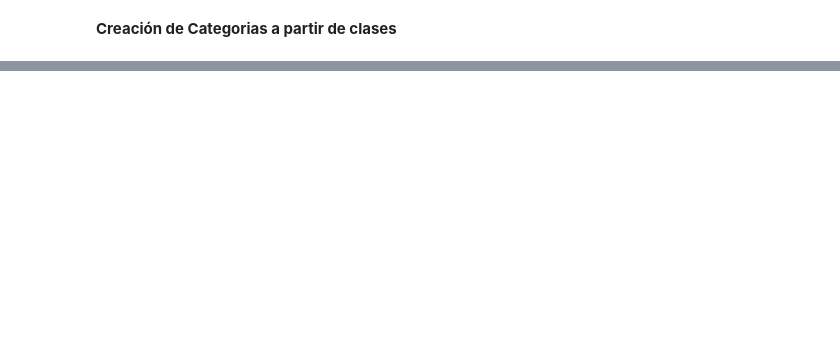
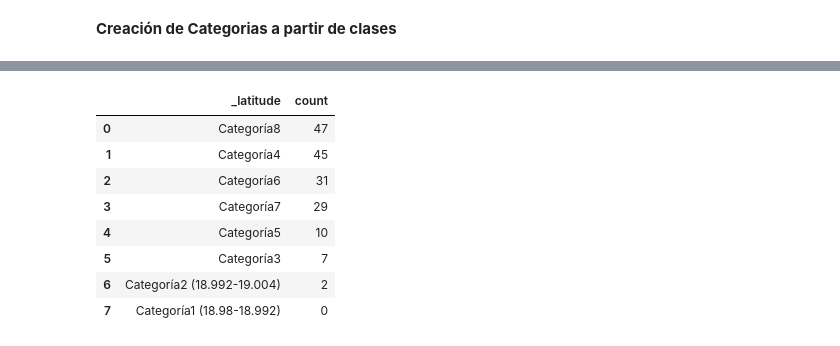
Before and after one commit to freddy-7777/Modelado_de_Procesos_de_Negocio_2025, a Jupyter notebook: 4_Extracción_de_Características.ipynb, the cells around one changed output, grey strips where cells are left out. Saved outputs shown, nothing was run; the diff lists cells and outputs as text; code cells hidden in the pictures; blank space fills up the shorter version.

```diff
--- a/4_Extracción_de_Características.ipynb
+++ b/4_Extracción_de_Características.ipynb
@@ -135,5 +171,5 @@ i
 #Ajustamos los limites para que todos los valores sean incluidos en los intervalos
 #Ampliamos los límites en una unidad sobre los decimales menos significativos
 #con la intención de incluir los valores que caigan justo en los límites
-intervalos=np.linspace(18.9993094, 19.0752734, 9)
+intervalos=np.linspace(18.98, 19.076, 9)
 intervalos
@@ -165,0 +205,14 @@ Categories (8, object): ['Categoría1' < 'Categoría2' < 'Categoría3' < 'Catego
+# %%
+#Obtengo un análisis univariado de las variables categóricas
+Tabla_freq = Micro_Retailer['_latitude'].value_counts().reset_index()
+Tabla_freq
+# %% [output]
+|  | _latitude | count |
+| 0 | Categoría8 | 47 |
+| 1 | Categoría4 | 45 |
+| 2 | Categoría6 | 31 |
+| 3 | Categoría7 | 29 |
+| 4 | Categoría5 | 10 |
+| 5 | Categoría3 | 7 |
+| 6 | Categoría2 (18.992-19.004) | 2 |
+| 7 | Categoría1 (18.98-18.992) | 0 |
```
Also changed, not shown: parts of 14 cells of this notebook.
